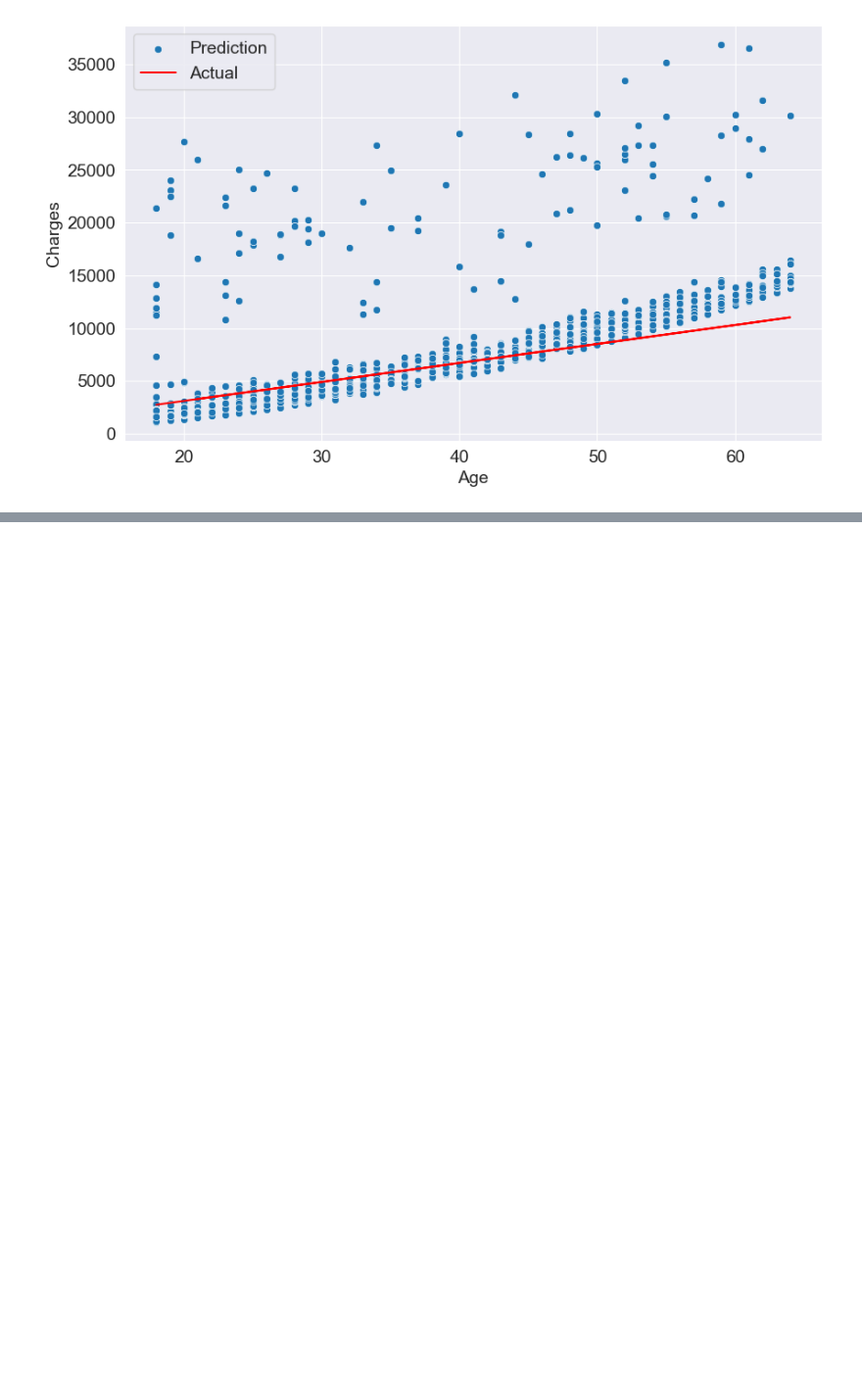
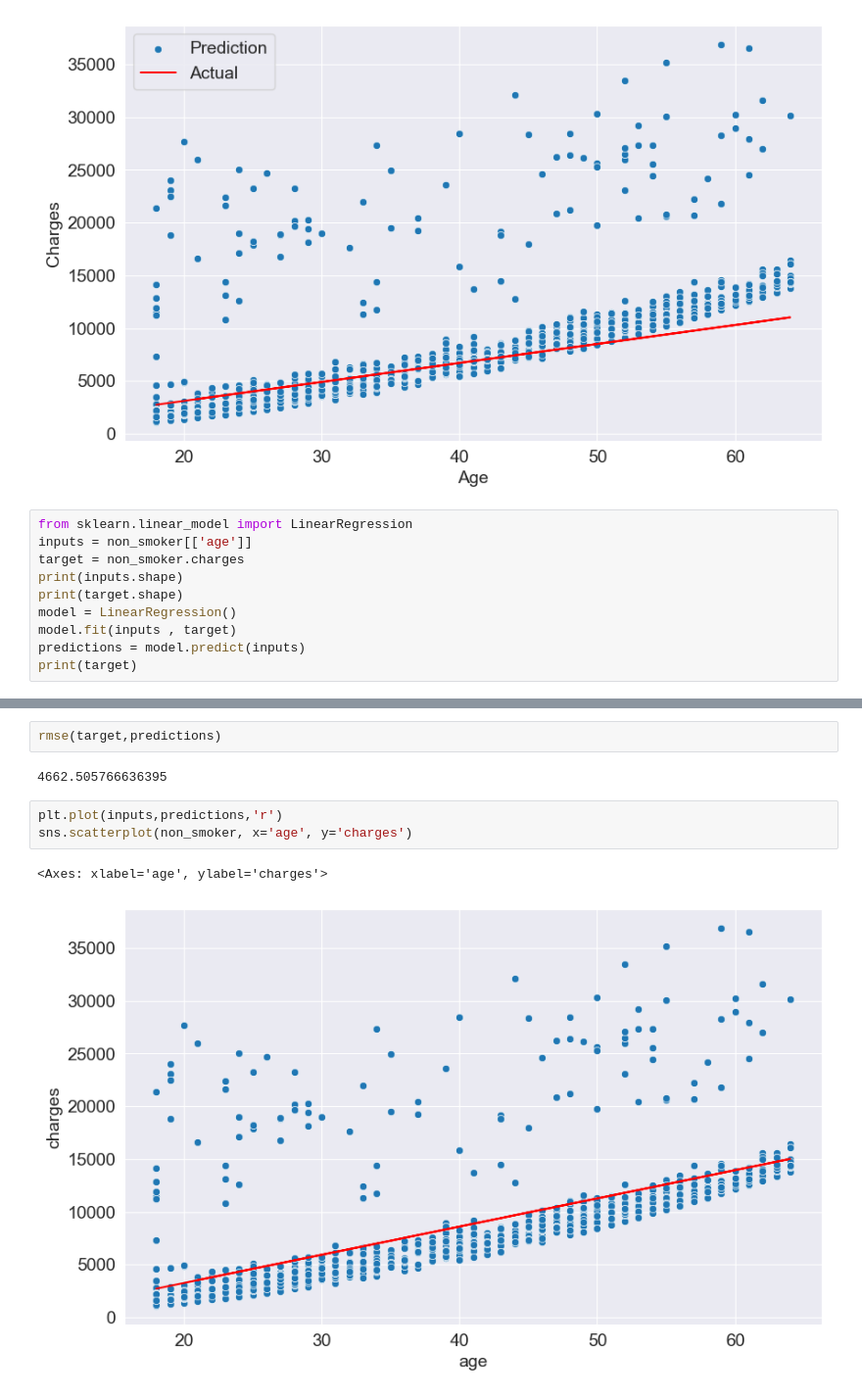
Before and after one commit to Ajay-Chelliah/ML, a Jupyter notebook: linear_regression/linear_regression.ipynb, the cells around one changed output, grey strips where cells are left out. Shown at 98% size. Drawn from its saved outputs; the diff is of its cells as text; blank space fills up the shorter version.

```diff
--- a/linear_regression/linear_regression.ipynb
+++ b/linear_regression/linear_regression.ipynb
@@ -271,3 +258,13 @@ try_params(180,-500)
 # %% [output]
 RMSE LOSS :  5162.468485137786
 [figure]
+# %%
+from sklearn.linear_model import LinearRegression
+inputs = non_smoker[['age']]
+target = non_smoker.charges
+print(inputs.shape)
+print(target.shape)
+model = LinearRegression()
+model.fit(inputs , target)
+predictions = model.predict(inputs)
+print(target)
@@ -273,0 +286,10 @@ RMSE LOSS :  5162.468485137786
+# %%
+rmse(target,predictions)
+# %% [output]
+4662.505766636395
+# %%
+plt.plot(inputs,predictions,'r')
+sns.scatterplot(non_smoker, x='age', y='charges')
+# %% [output]
+<Axes: xlabel='age', ylabel='charges'>
+[figure, added]
```
Also changed, not shown: parts of 3 cells of this notebook.
